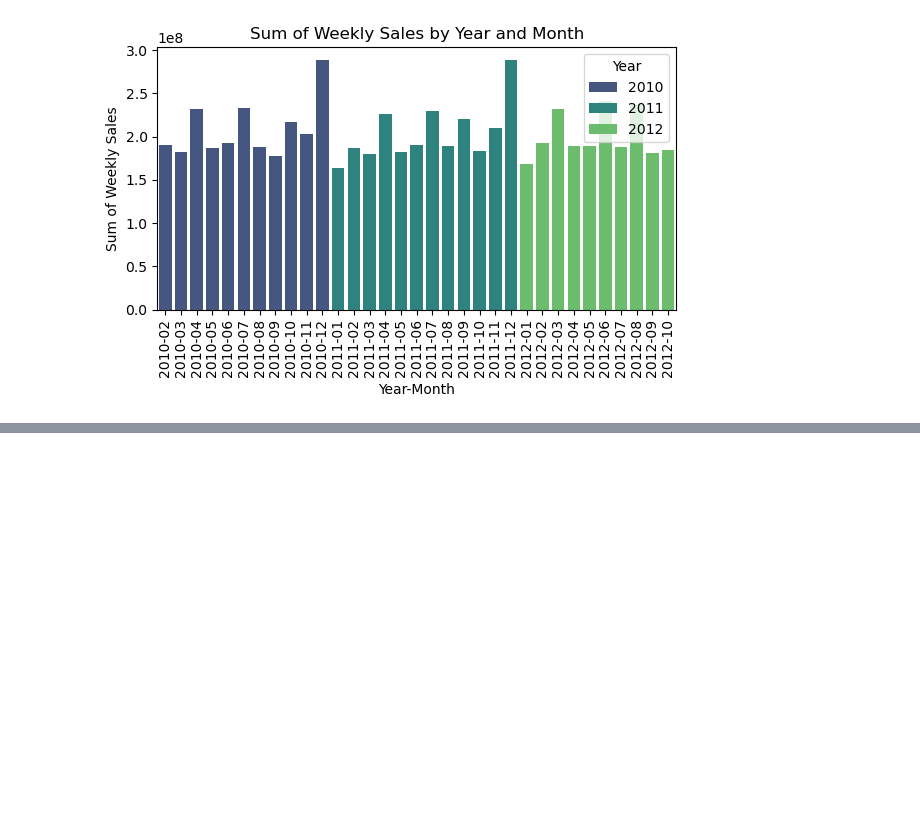
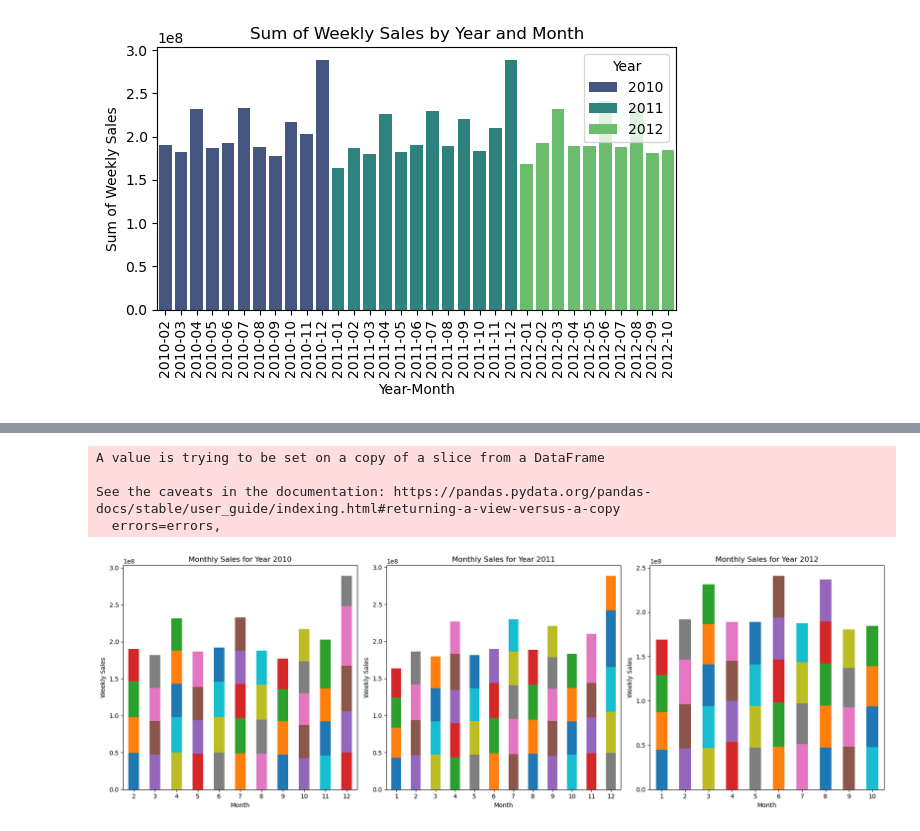
Before and after one commit to sidiquegithub/Walmark-Sales-Analysis, a Jupyter notebook: CODE/ANALYSIS.ipynb, the cells around one changed output, grey strips where cells are left out. Saved outputs shown, nothing was run; the diff lists cells and outputs as text; code cells hidden in the pictures; blank space fills up the shorter version.

```diff
--- a/CODE/ANALYSIS.ipynb
+++ b/CODE/ANALYSIS.ipynb
@@ -164,0 +223,3 @@ Year
+# %%
+df_2010 = df[df['Year']== 2010]
+df_2010.drop(['Year-Month'], axis=1,inplace= True)
@@ -164,0 +247,42 @@ Year
+# %%
+df_2011 = df[df['Year']== 2011]
+df_2011.drop(['Year-Month'], axis=1,inplace= True)
+# %% [output]
+A value is trying to be set on a copy of a slice from a DataFrame
+
+See the caveats in the documentation: https://pandas.pydata.org/pandas-docs/stable/user_guide/indexing.html#returning-a-view-versus-a-copy
+  errors=errors,
+# %%
+df_2012 = df[df['Year']== 2012]
+df_2012.drop(['Year-Month'], axis=1,inplace= True)
+# %%
+fig, axes = plt.subplots(nrows=1, ncols=3, figsize=(18, 6))
+
+# Titles for each subplot
+titles = ['Monthly Sales for Year 2010', 'Monthly Sales for Year 2011', 'Monthly Sales for Year 2012']
+
+# DataFrames list
+dfs = [df_2010, df_2011, df_2012]
+
+# Loop through each DataFrame and plot on the respective subplot
+for i, df in enumerate(dfs):
+    # Group the data by Month, then Date, and sum the Weekly_Sales
+    grouped = df.groupby(['Month', 'Date'])['Weekly_Sales'].sum().unstack(fill_value=0)
+
+    # Plot the stacked bar graph on the ith subplot
+    grouped.plot(kind='bar', stacked=True, legend=False, ax=axes[i], title=titles[i])
+
+    # Set x and y labels
+    axes[i].set_xlabel('Month')
+    axes[i].set_ylabel('Weekly Sales')
+
+    # Rotate x-axis labels for better readability
+    axes[i].tick_params(axis='x', rotation=0)
+
+    # Remove the legend
+    axes[i].legend().set_visible(False)
+
+plt.tight_layout()
+plt.show()
+# %% [output]
+[figure, added]
```
Also changed, not shown: parts of 7 cells of this notebook, 1 other file.
